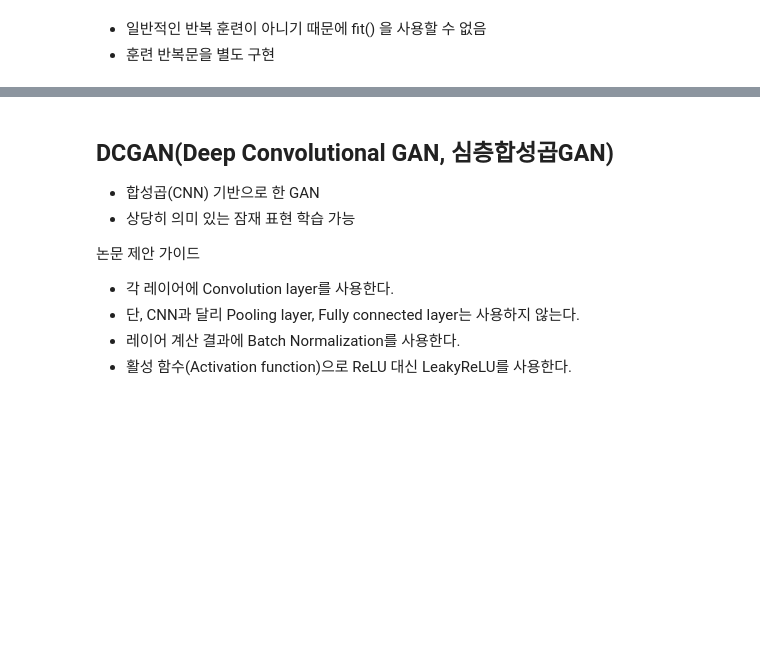
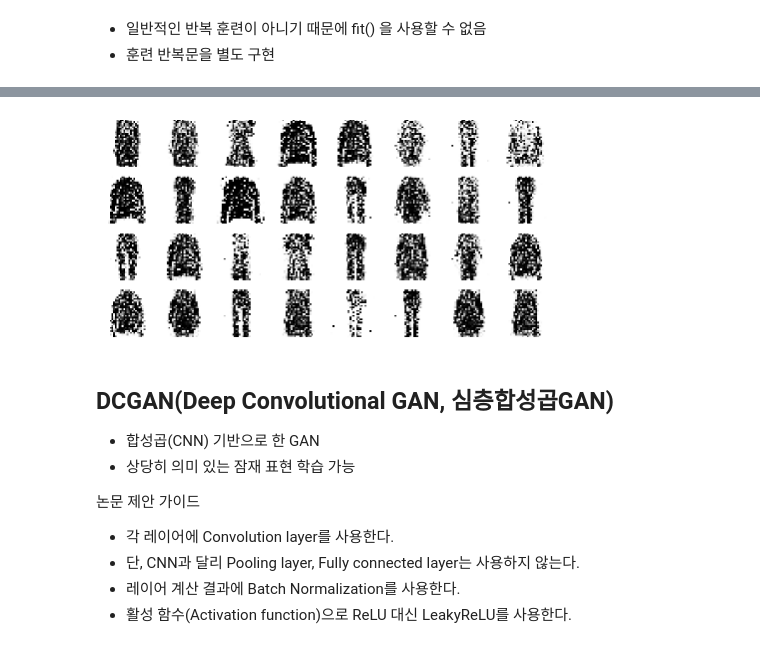
Before and after one commit to soohyoen/artificial-intelligence, a Jupyter notebook: ml_20_GAN1_ipynb의_사본.ipynb, the cells around one changed output, grey strips where cells are left out. Saved outputs shown, nothing was run; the diff lists cells and outputs as text; code cells hidden in the pictures; blank space fills up the shorter version.

```diff
--- a/ml_20_GAN1_ipynb의_사본.ipynb
+++ b/ml_20_GAN1_ipynb의_사본.ipynb
@@ -422,3 +500,13 @@ def train_gan(gan, dataset, batch_size, codings_size, n_epochs=50):
+# %%
+np.random.seed(42)
+tf.random.set_seed(42)
+
+nosie = tf.random.normal(shape=[batch_size,codings_size])
+gen_imgs = generator(nosie)
+plot_multiple_images(gen_imgs,8)
+plt.show()
+# %% [output]
+[figure, added]
 # %% [markdown]
 ## DCGAN(Deep Convolutional GAN, 심층합성곱GAN)
 
```
Also changed, not shown: parts of 23 cells of this notebook.
